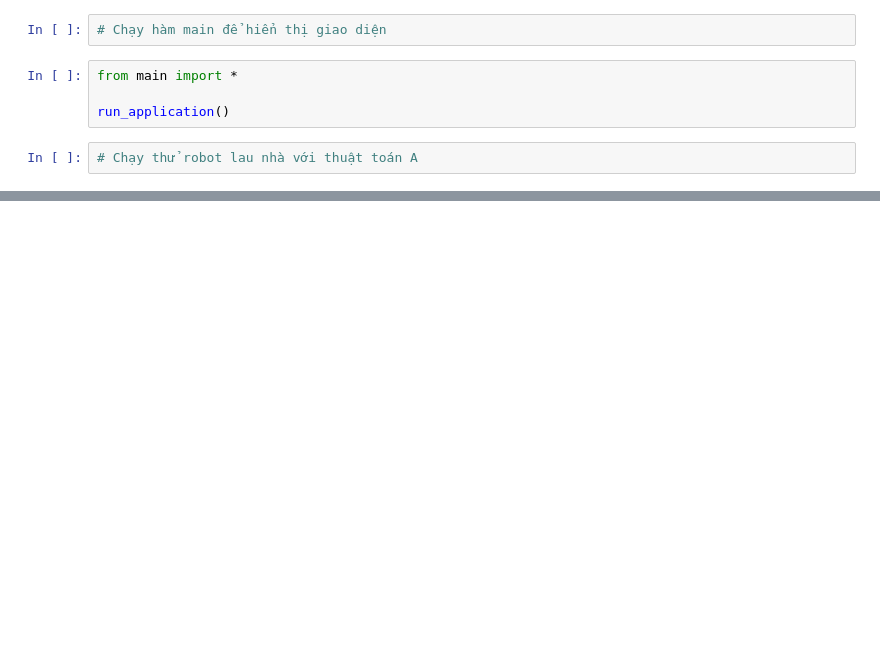
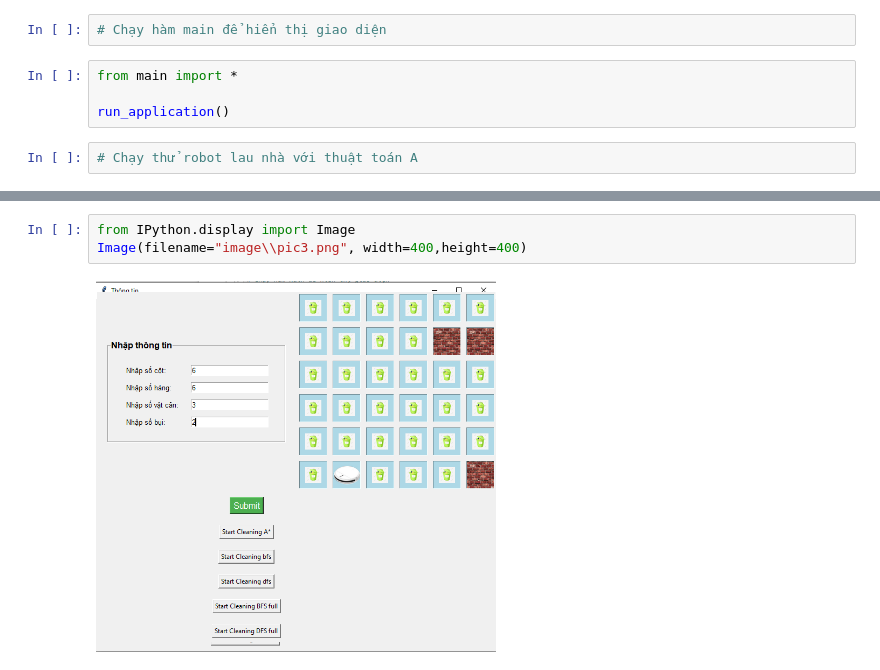
Before and after one commit to VTsuyyy/Demo_AI_Vacuum, a Jupyter notebook: intro_to_AI.ipynb, the cells around one changed output, grey strips where cells are left out. Cells and saved outputs as stored; diff of their text form; blank space fills up the shorter version.

```diff
--- a/intro_to_AI.ipynb
+++ b/intro_to_AI.ipynb
@@ -11,0 +19,5 @@ Image(filename="image\\wall.jpg", width=400,height=400)
+# %%
+from IPython.display import Image
+Image(filename="image\\pic3.png", width=400,height=400)
+# %% [output]
+[figure, added]
```
Also changed, not shown: parts of 2 cells of this notebook, 7 other files.
